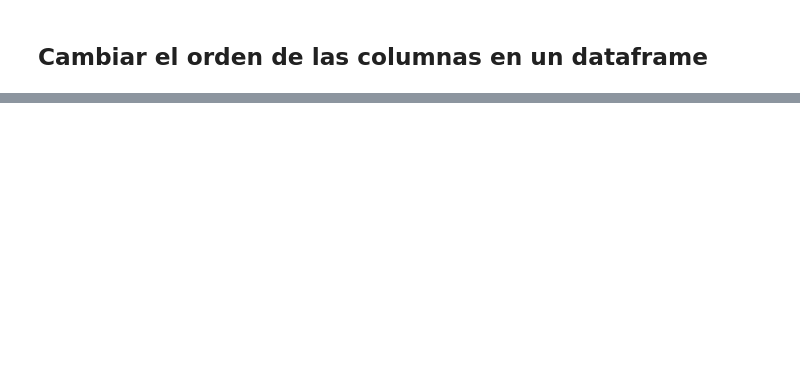
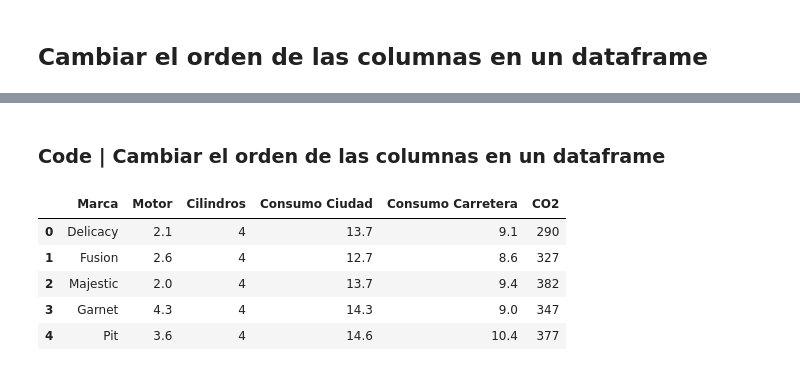
Before and after one commit to Vizuetcf09/desafio-programacion-python-ciencia-datos-3080127, a Jupyter notebook: desafio-programacion-python-ciencia-datos-3080127/02_procedimiento_y_analisis_de_datos/02_01_Correlacion_entre_dos_variables.ipynb, the cells around one changed output, grey strips where cells are left out. Cells and saved outputs as stored; diff of their text form; code cells hidden in the pictures; blank space fills up the shorter version.

```diff
--- a/desafio-programacion-python-ciencia-datos-3080127/02_procedimiento_y_analisis_de_datos/02_01_Correlacion_entre_dos_variables.ipynb
+++ b/desafio-programacion-python-ciencia-datos-3080127/02_procedimiento_y_analisis_de_datos/02_01_Correlacion_entre_dos_variables.ipynb
@@ -236,0 +527,14 @@ scaler_df.head()
+# %% [markdown]
+### Code | Cambiar el orden de las columnas en un dataframe
+# %%
+### Code | Cambiar el orden de las columnas en un dataframe
+
+df = pd.read_csv('../data/emisiones.csv', delimiter=";")
+df.head()
+# %% [output]
+|  | Marca | Motor | Cilindros | Consumo Ciudad | Consumo Carretera | CO2 |
+| 0 | Delicacy | 2.1 | 4 | 13.7 | 9.1 | 290 |
+| 1 | Fusion | 2.6 | 4 | 12.7 | 8.6 | 327 |
+| 2 | Majestic | 2.0 | 4 | 13.7 | 9.4 | 382 |
+| 3 | Garnet | 4.3 | 4 | 14.3 | 9.0 | 347 |
+| 4 | Pit | 3.6 | 4 | 14.6 | 10.4 | 377 |
```
Also changed, not shown: parts of 22 cells of this notebook.
